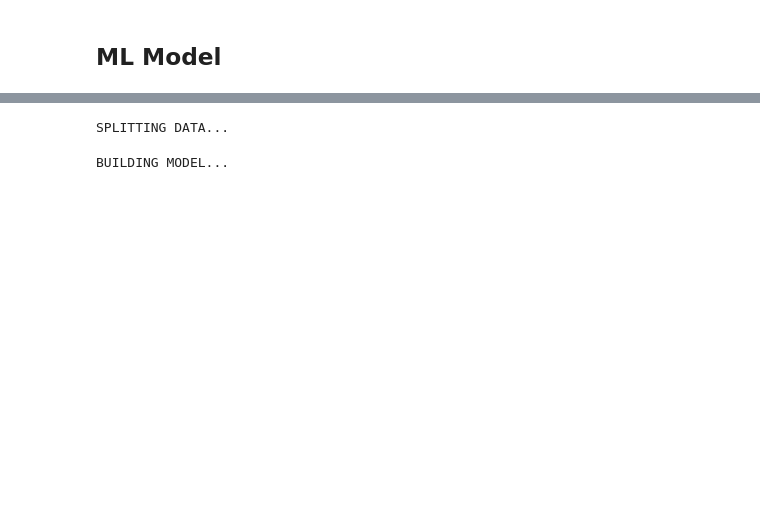
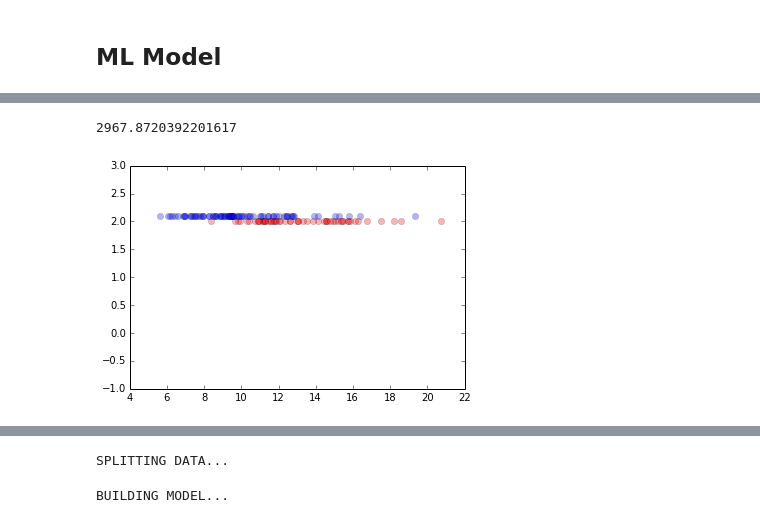
Before and after one commit to rjesteban/defensive-play-classifier, a Jupyter notebook: ML Model.ipynb, the cells around one changed output, grey strips where cells are left out. Cells and saved outputs as stored; diff of their text form; code cells hidden in the pictures; blank space fills up the shorter version.

```diff
--- a/ML Model.ipynb
+++ b/ML Model.ipynb
@@ -16,6 +16,7 @@ gameids = ["0021500149", "0021500197", "0021500270", "0021500316",
            "0021500350", "0021500428", "0021500476", "0021500582"]
 dtw = []
 dist = []
+canon = []
 entp = []
 # %%
 _0021500149 = json.load(open(PATH + gameids[0] + ".json"))
@@ -37,11 +38,13 @@ for ekey in ekeys:
             action = load_action(gid, eid)
             _dtw  = get_DTW(action)
             _dist = get_mean_distance(action)
+            _canon = get_mean_distance_from_cannonical_position(action)
             _entp = get_entropy(action)
             dtw.append(_dtw)
+            canon.append(_canon)
             dist.append(_dist)
             entp.append(_entp)
-            X.append([_dtw, _entp])
+            X.append(_dtw + _entp)
             y.append(int(action.label))
         except Exception:
             print gid + " | " + str(eid)
@@ -72,0 +98,16 @@ ValueError: x and y must have same first dimension
+# %%
+np.mean(zone_dtw[0])
+# %% [output]
+2967.8720392201617
+# %%
+import matplotlib.pyplot as plt
+%matplotlib inline
+plt.plot(np.mean(zone_dist, axis=1), [2 for i in zone_entp], 'ro', alpha=0.3)
+plt.plot(np.mean(man_dist, axis=1), [2.1 for i in man_entp], 'bo', alpha=0.3)
+
+#plt.plot(np.mean(zone_canon, axis=1)[:45], [1 for i in zone_entp][:45], 'ro', alpha=0.1)
+#plt.plot(np.mean(man_canon, axis=1)[:45], [1.1 for i in man_entp][:45], 'bo', alpha=0.1)
+plt.ylim((-1,3))
+plt.show()
+# %% [output]
+[figure, added]
```
Also changed, not shown: parts of 10 cells of this notebook.
